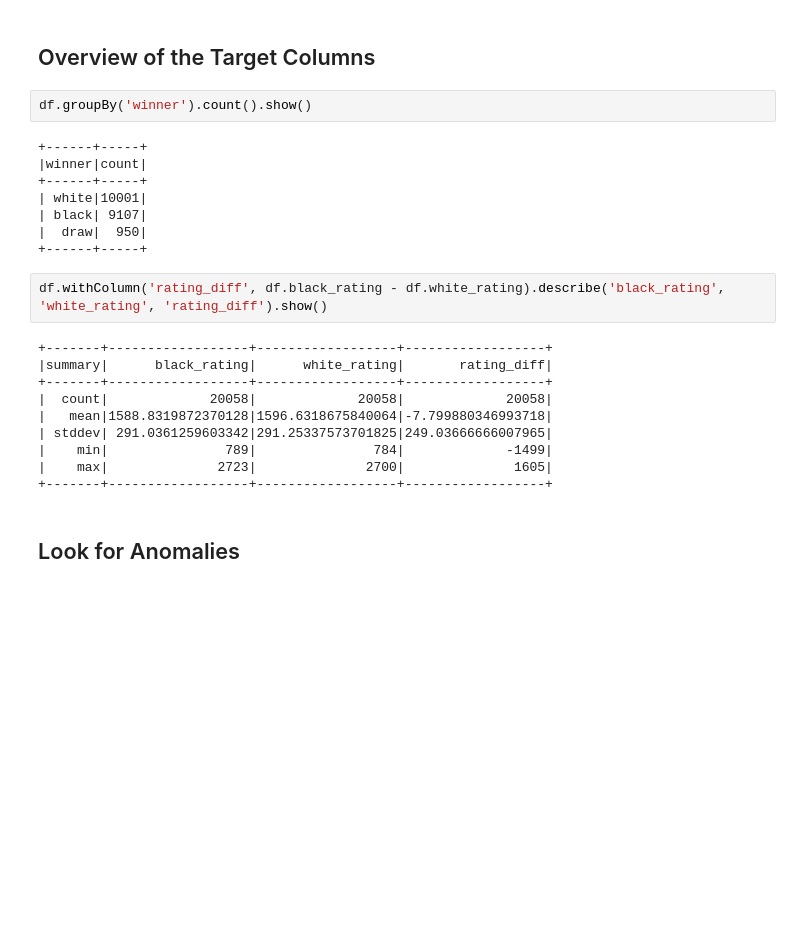
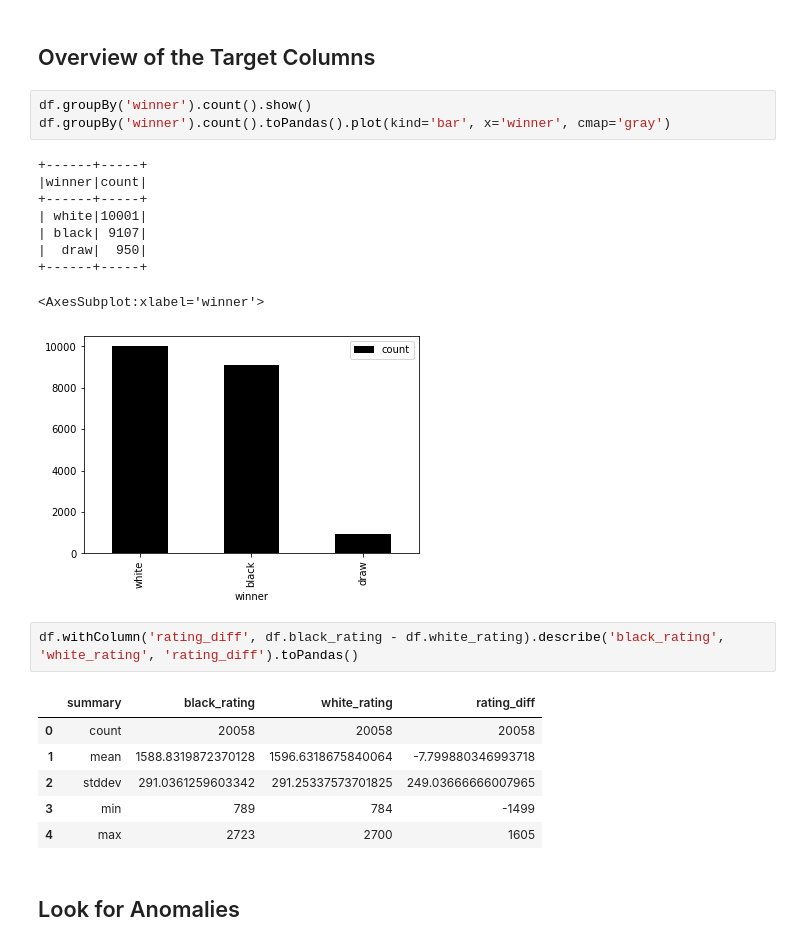
Before and after one commit to yuxiang-zhang/bigdata-spark-lichess, a Jupyter notebook: one-stop.ipynb, the cells around one changed output. Cells and saved outputs as stored; diff of their text form; blank space fills up the shorter version.

```diff
--- a/one-stop.ipynb
+++ b/one-stop.ipynb
@@ -125,26 +121,26 @@ opening_name        :1477 unique values
 ## Overview of the Target Columns
 # %%
 df.groupBy('winner').count().show()
+df.groupBy('winner').count().toPandas().plot(kind='bar', x='winner', cmap='gray')
 # %% [output]
 +------+-----+
 |winner|count|
 +------+-----+
 | white|10001|
 | black| 9107|
 |  draw|  950|
 +------+-----+
+<AxesSubplot:xlabel='winner'>
+[figure, added]
 # %%
-df.withColumn('rating_diff', df.black_rating - df.white_rating).describe('black_rating', 'white_rating', 'rating_diff').show()
+df.withColumn('rating_diff', df.black_rating - df.white_rating).describe('black_rating', 'white_rating', 'rating_diff').toPandas()
 # %% [output]
-+-------+------------------+------------------+------------------+
-|summary|      black_rating|      white_rating|       rating_diff|
-+-------+------------------+------------------+------------------+
-|  count|             20058|             20058|             20058|
-|   mean|1588.8319872370128|1596.6318675840064|-7.799880346993718|
-| stddev| 291.0361259603342|291.25337573701825|249.03666666007965|
-|    min|               789|               784|             -1499|
-|    max|              2723|              2700|              1605|
-+-------+------------------+------------------+------------------+
+|  | summary | black_rating | white_rating | rating_diff |
+| 0 | count | 20058 | 20058 | 20058 |
+| 1 | mean | 1588.8319872370128 | 1596.6318675840064 | -7.799880346993718 |
+| 2 | stddev | 291.0361259603342 | 291.25337573701825 | 249.03666666007965 |
+| 3 | min | 789 | 784 | -1499 |
+| 4 | max | 2723 | 2700 | 1605 |
 # %% [markdown]
 ## Look for Anomalies
 # %%
```
Also changed, not shown: parts of 21 cells of this notebook.
